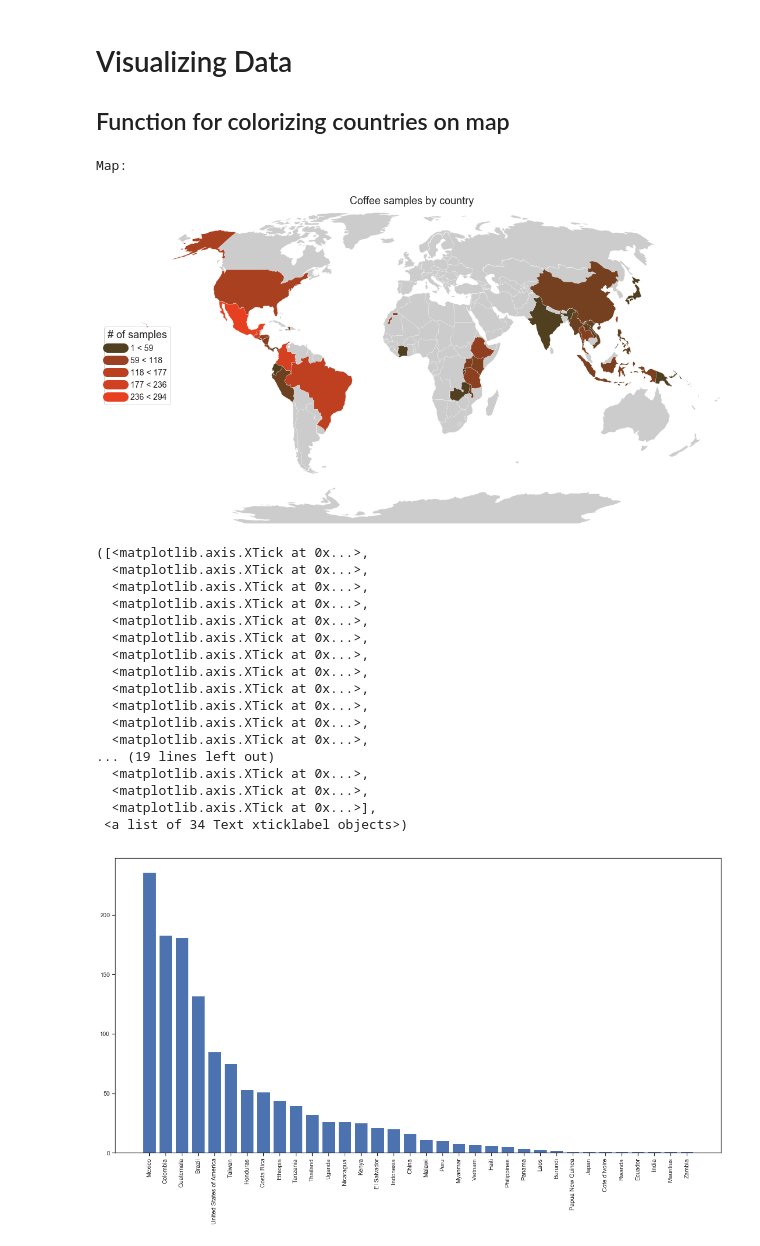
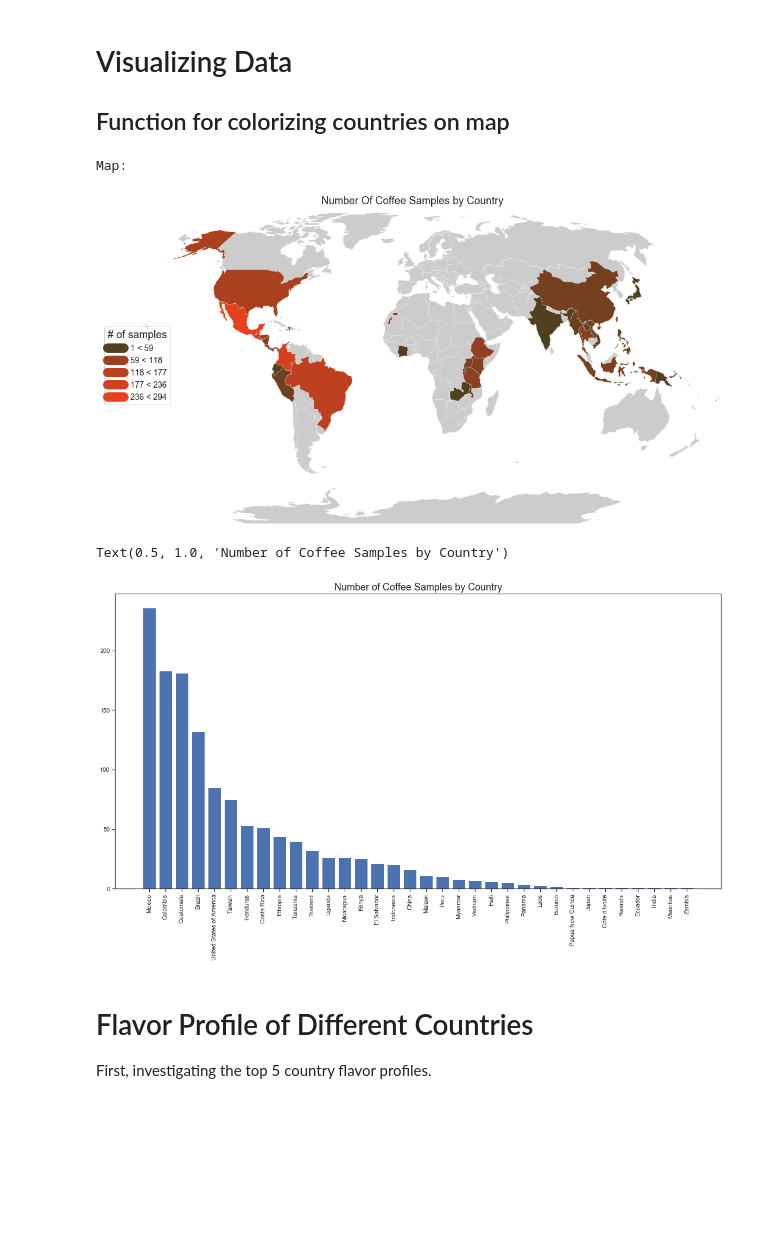
Before and after one commit to Evelyn-H/Data-Analysis-Course, a Jupyter notebook: Coffee Explorations.ipynb, the cells around one changed output. Saved outputs shown, nothing was run; the diff lists cells and outputs as text; code cells hidden in the pictures; blank space fills up the shorter version.

```diff
--- a/Coffee Explorations.ipynb
+++ b/Coffee Explorations.ipynb
@@ -191,7 +191,7 @@ def plot_countries(df, column, projection, title, edgecolor):
 # g.axes[0].legend()
 projection = crss.Robinson()
 colors = ['#ff2222', '#550055']
-title='Coffee samples by country'
+title='Number Of Coffee Samples by Country'
 
 df_countries = df_countries.copy()
 
@@ -224,29 +224,17 @@ plt.setp(legend.get_title(),fontsize='18')
 print("Map: ")
 # %% [output]
 Map:
-[figure, old version]
+[figure, new version]
 # %%
 # Bar graph of number of coffee samples per country, top 50
 # counts_top50 = dict(list(counts.items())[int(len(counts)/2):])
 plt.figure(figsize=(20,10))
 plt.bar(range(len(counts)), list(counts.values()), align='center')
 plt.xticks(range(len(counts)), list(counts.keys()), rotation=90)
+plt.title("Number of Coffee Samples by Country", fontsize='18')
 # %% [output]
-([<matplotlib.axis.XTick at 0x...>,
-  <matplotlib.axis.XTick at 0x...>,
-  <matplotlib.axis.XTick at 0x...>,
-  <matplotlib.axis.XTick at 0x...>,
-  <matplotlib.axis.XTick at 0x...>,
-  <matplotlib.axis.XTick at 0x...>,
-  <matplotlib.axis.XTick at 0x...>,
-  <matplotlib.axis.XTick at 0x...>,
-  <matplotlib.axis.XTick at 0x...>,
-  <matplotlib.axis.XTick at 0x...>,
-  <matplotlib.axis.XTick at 0x...>,
-  <matplotlib.axis.XTick at 0x...>,
-... (19 lines left out)
-  <matplotlib.axis.XTick at 0x...>,
-  <matplotlib.axis.XTick at 0x...>,
-  <matplotlib.axis.XTick at 0x...>],
- <a list of 34 Text xticklabel objects>)
+Text(0.5, 1.0, 'Number of Coffee Samples by Country')
-[figure, old version]
+[figure, new version]
+# %% [markdown]
+# Flavor Profile of Different Countries
+First, investigating the top 5 country flavor profiles.
```
Also changed, not shown: parts of 16 cells of this notebook.
